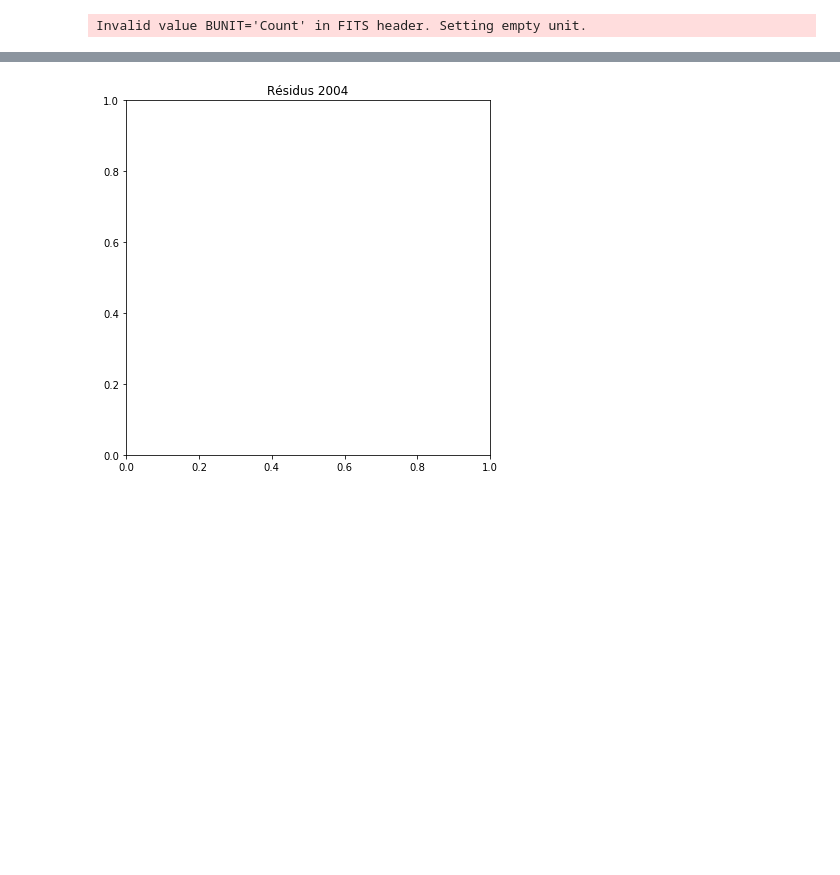
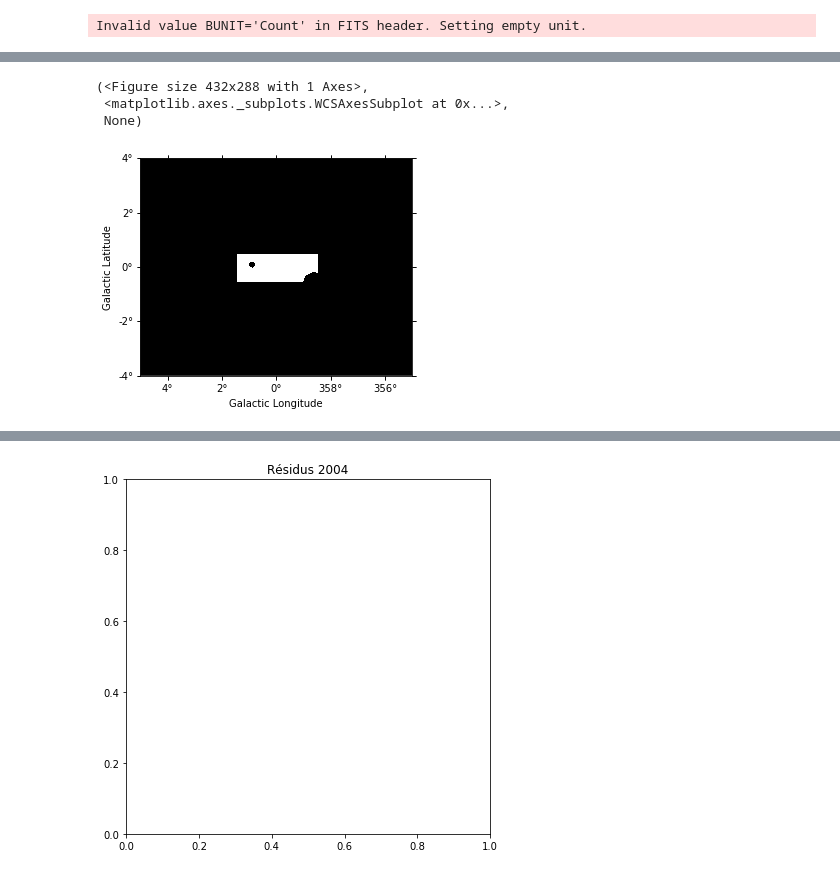
Before and after one commit to SamZouari/hess, a Jupyter notebook: notebooks0.15/evolutionGC_withDE.ipynb, the cells around one changed output, grey strips where cells are left out. Saved outputs shown, nothing was run; the diff lists cells and outputs as text; code cells hidden in the pictures; blank space fills up the shorter version.

```diff
--- a/notebooks0.15/evolutionGC_withDE.ipynb
+++ b/notebooks0.15/evolutionGC_withDE.ipynb
@@ -191,0 +244,8 @@ Diffuse map has negative values. Check and fix this!
+# %%
+fit_region = RectangleSkyRegion(src_pos, 3*u.deg, 1*u.deg)
+
+g0901_region = CircleSkyRegion(SkyCoord(0.8791,  +0.0893, unit="deg", frame="galactic"), 0.1*u.deg)
+
+bizarre_region = CircleSkyRegion(SkyCoord(358.6,  -0.6, unit="deg", frame="galactic"), 0.4 * u.deg)
+
+fit_mask = geom.region_mask([fit_region])*geom.region_mask([g0901_region ,bizarre_region ] , inside=False)
@@ -192,2 +254,9 @@ Diffuse map has negative values. Check and fix this!
+# %%
+fit_mask.sum_over_axes().plot()
+# %% [output]
+(<Figure size 432x288 with 1 Axes>,
+ <matplotlib.axes._subplots.WCSAxesSubplot at 0x...>,
+ None)
+[figure, added]
 # %%
 for year in range(2004,2020):
```
Also changed, not shown: parts of 25 cells of this notebook, 1 other file.
